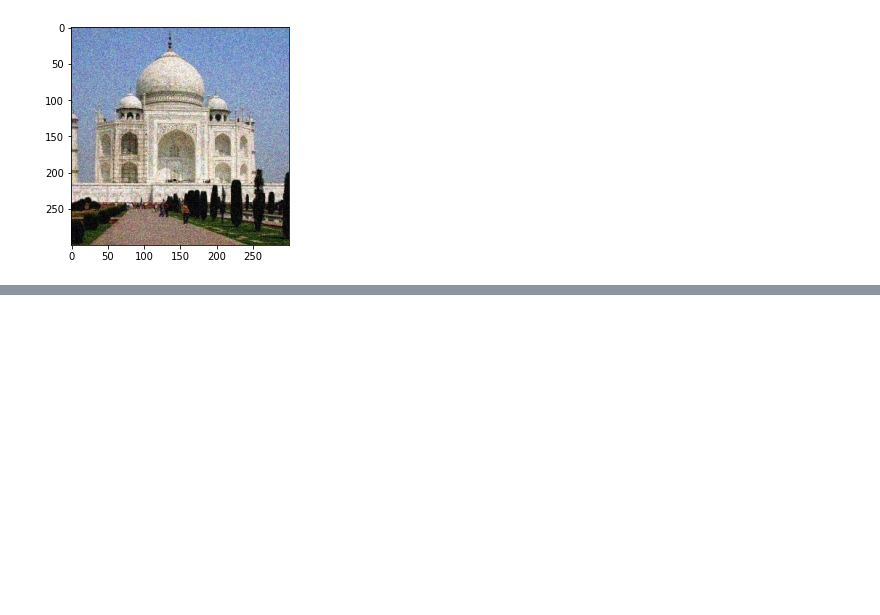
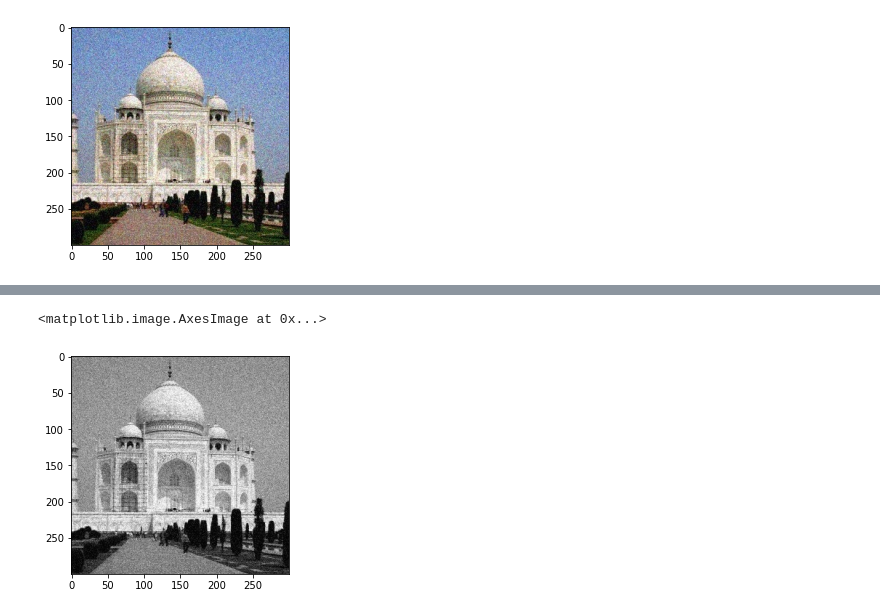
Before and after one commit to AshwinRamachandran2002/MRT, a Jupyter notebook: Contours.ipynb, the cells around one changed output, grey strips where cells are left out. Drawn from its saved outputs; the diff is of its cells as text; code cells hidden in the pictures; blank space fills up the shorter version.

```diff
--- a/Contours.ipynb
+++ b/Contours.ipynb
@@ -36,0 +61,5 @@ plt.imshow(cv2.drawContours(image, contour,-1,(0,255,0),3),cmap='gray')
+# %%
+plt.imshow(imgray,cmap='gray')
+# %% [output]
+<matplotlib.image.AxesImage at 0x...>
+[figure, added]
```
Also changed, not shown: parts of 5 cells of this notebook.
